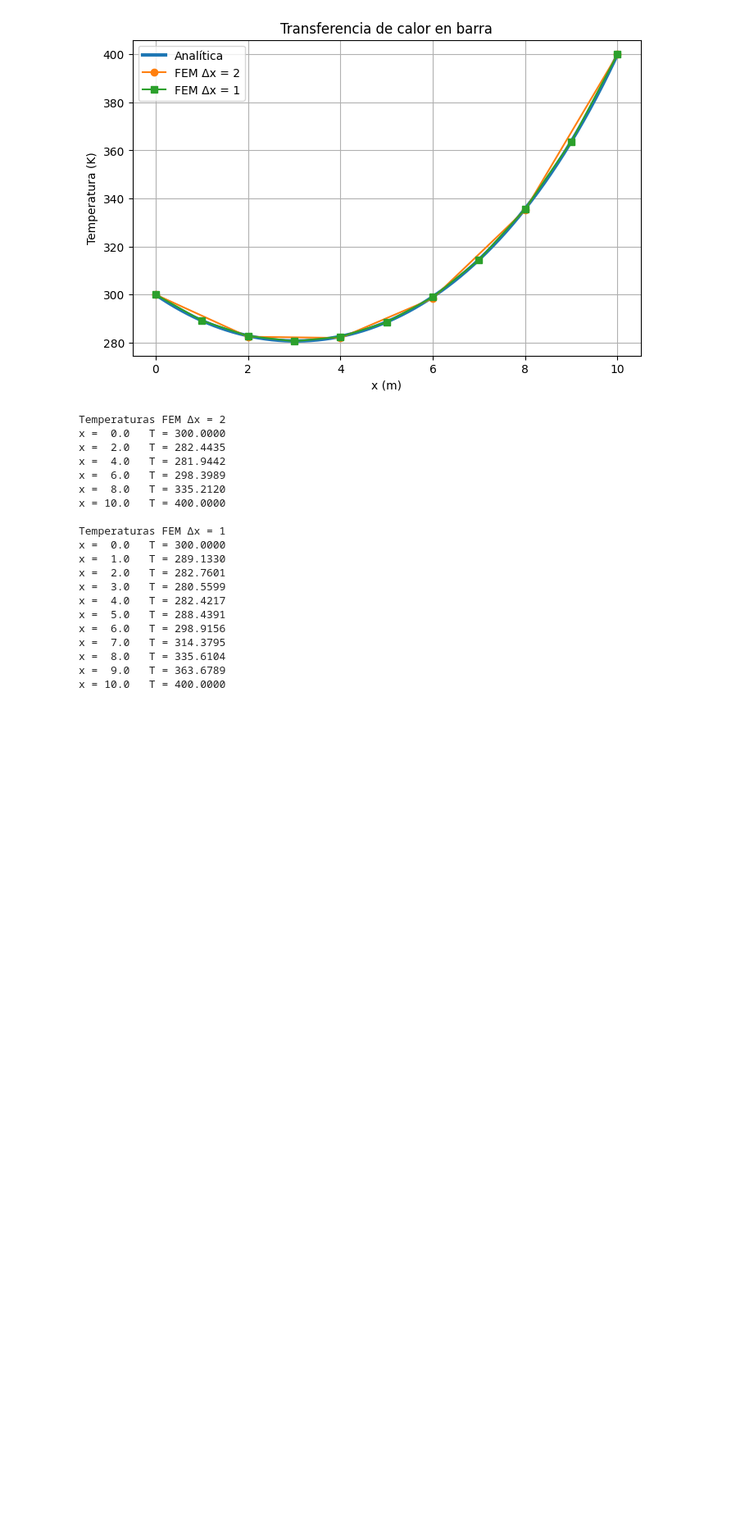
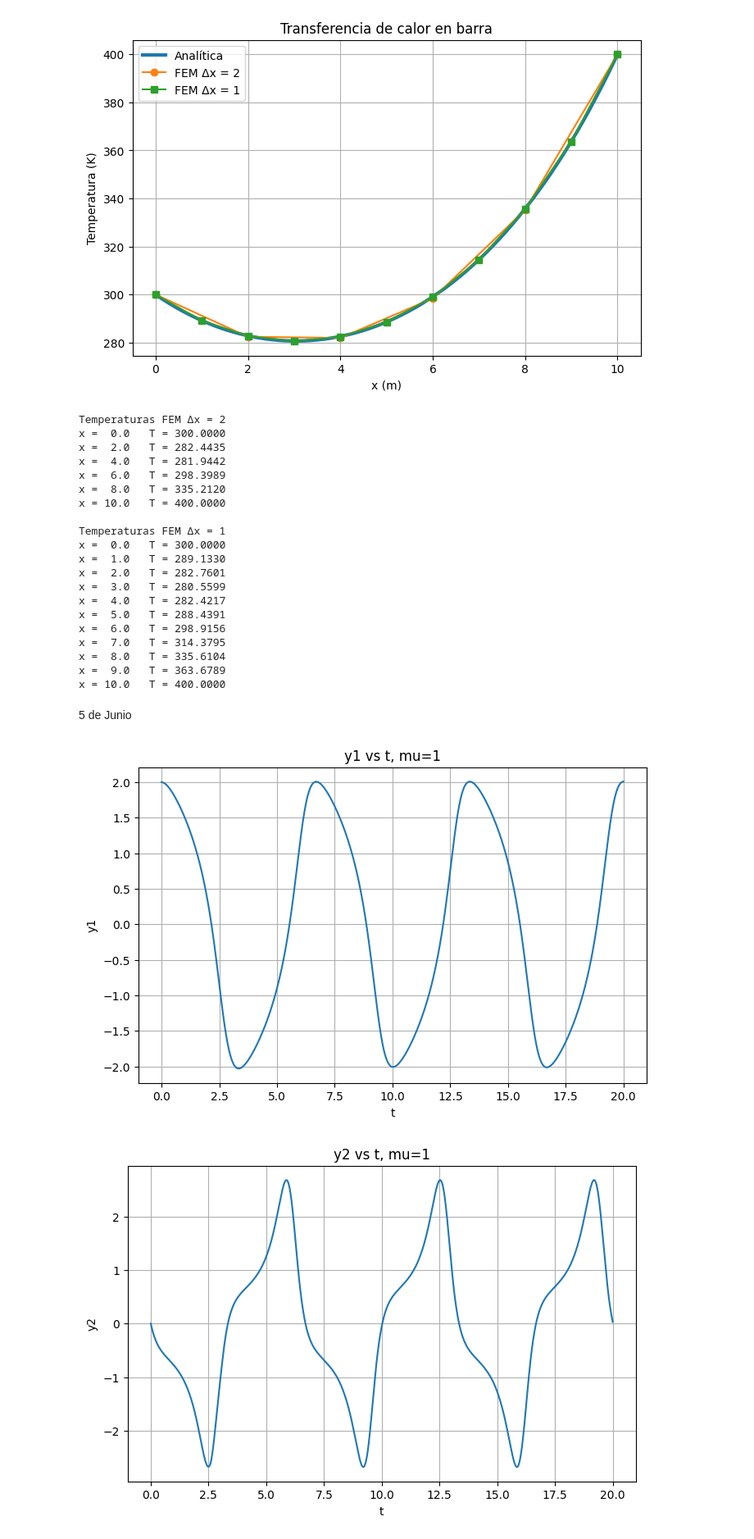
Before and after one commit to ricardoe-l/metodos-numericos, a Jupyter notebook: Metodos_Numericos.ipynb, the cells around one changed output. Shown at 82% size. Saved outputs shown, nothing was run; the diff lists cells and outputs as text; code cells hidden in the pictures; blank space fills up the shorter version.

```diff
--- a/Metodos_Numericos.ipynb
+++ b/Metodos_Numericos.ipynb
@@ -1990,3 +2058,68 @@ x =  7.0   T = 314.3795
 x =  8.0   T = 335.6104
 x =  9.0   T = 363.6789
 x = 10.0   T = 400.0000
+# %% [markdown]
+5 de Junio
+# %%
+import numpy as np
+import matplotlib.pyplot as plt
+from scipy.integrate import solve_ivp
+
+def vanderpol(t, y, mu):
+
+    y1 = y[0]
+    y2 = y[1]
+
+    dy1 = y2
+    dy2 = mu*(1 - y1**2)*y2 - y1
+
+    return [dy1, dy2]
+
+casos = [
+    (1, 20, 'RK45'),
+    (500, 3000, 'Radau'),
+    (1000, 6000, 'Radau')
+]
+
+for mu, tf, metodo in casos:
+
+    tspan = (0, tf)
+
+    y0 = [2, 0]
+
+    t_eval = np.linspace(0, tf, 5000)
+
+    sol = solve_ivp(
+        vanderpol,
+        tspan,
+        y0,
+        args=(mu,),
+        method=metodo,
+        t_eval=t_eval
+    )
+
+    plt.figure(figsize=(8,5))
+    plt.plot(sol.t, sol.y[0])
+    plt.xlabel('t')
+    plt.ylabel('y1')
+    plt.title(f'y1 vs t, mu={mu}')
+    plt.grid(True)
+
+    plt.figure(figsize=(8,5))
+    plt.plot(sol.t, sol.y[1])
+    plt.xlabel('t')
+    plt.ylabel('y2')
+    plt.title(f'y2 vs t, mu={mu}')
+    plt.grid(True)
+
+    plt.figure(figsize=(6,6))
+    plt.plot(sol.y[0], sol.y[1])
+    plt.xlabel('y1')
+    plt.ylabel('y2')
+    plt.title(f'Retrato de fase, mu={mu}')
+    plt.grid(True)
+
+plt.show()
+# %% [output]
+[figure, added]
+[figure, added]
```
Also changed, not shown: parts of 3 cells of this notebook.
